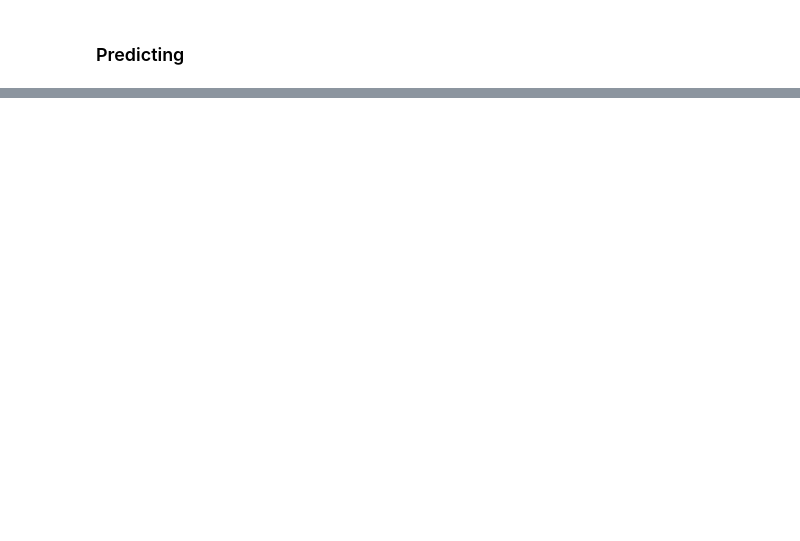
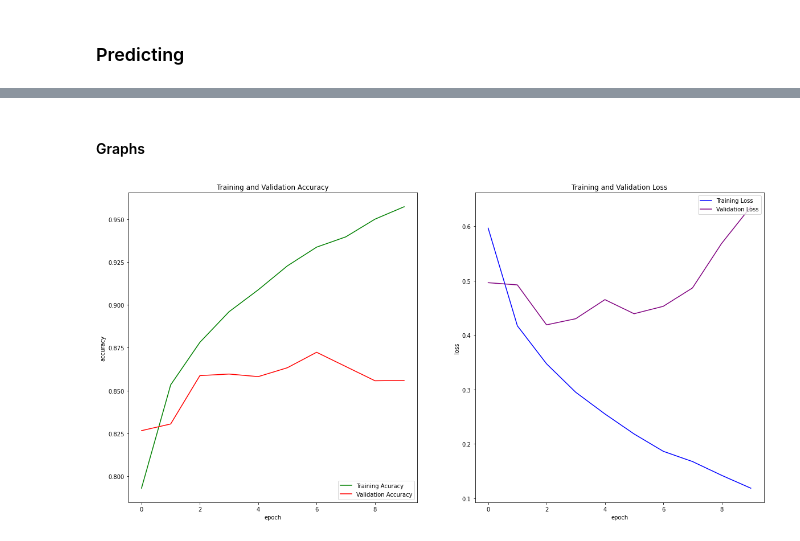
Before and after one commit to koulumang/CSU-CS510, a Jupyter notebook: CIFAR-10-100/Part-3-ResNet-Cifar-10.ipynb, the cells around one changed output, grey strips where cells are left out. Saved outputs shown, nothing was run; the diff lists cells and outputs as text; code cells hidden in the pictures; blank space fills up the shorter version.

```diff
--- a/CIFAR-10-100/Part-3-ResNet-Cifar-10.ipynb
+++ b/CIFAR-10-100/Part-3-ResNet-Cifar-10.ipynb
@@ -74,24 +80,23 @@ print(test_labels.shape)
 
   ### Pretrained Model
 # %%
-# model = ResNet50(weights='imagenet')
 
 model = tf.keras.models.Sequential()
+# model.add(tf.keras.layers.UpSampling2D(size=(7, 7),interpolation='bilinear'))
 
 model.add(tf.keras.applications.ResNet50(
     include_top=False,
     weights="imagenet",
     input_shape=(32,32,3),
     pooling='avg',
-    classes=100
+    classes=10
     ))
 for layer in model.layers:
         layer.trainable=False
-model.add(tf.keras.layers.Flatten())
-model.add(tf.keras.layers.Dense(512, activation='relu'))
-model.add(tf.keras.layers.Dense(512, activation='relu'))
-model.add(tf.keras.layers.Dense(512, activation='relu'))
 
-model.add(tf.keras.layers.Dense(10, activation='Softmax'))
+model.add(tf.keras.layers.Dropout(.25))
+model.add(tf.keras.layers.Dense(256, activation='relu'))
+model.add(tf.keras.layers.BatchNormalization())
+model.add(tf.keras.layers.Dense(10, activation='softmax'))
 
-model.summary()
+# model.summary()
@@ -117,8 +104,8 @@ _________________________________________________________________
 loss = tf.keras.losses.SparseCategoricalCrossentropy(from_logits=False)
 optim = tf.keras.optimizers.Adam(learning_rate=0.001)
 metrics = ['accuracy']
-epochs=20
+epochs=10
 batchSize=64
 
 model.compile(loss=loss,optimizer=optim,metrics=metrics)
-model.fit(train_images,train_labels,batch_size=batchSize,epochs=epochs)
+result=model.fit(train_images,train_labels,batch_size=batchSize,epochs=epochs,validation_data = (val_images, val_labels))
@@ -193,0 +138,26 @@ Actual Class Name  :  frog
+# %% [markdown]
+#### Graphs
+# %%
+acc = result.history['accuracy']
+val_acc = result.history['val_accuracy']
+loss = result.history['loss']
+val_loss = result.history['val_loss']
+
+plt.figure(figsize=(20, 10))
+plt.subplot(1, 2, 1)
+plt.title("Training and Validation Accuracy")
+plt.plot(acc,color = 'green',label = 'Training Acuracy')
+plt.plot(val_acc,color = 'red',label = 'Validation Accuracy')
+plt.legend(loc='lower right')
+plt.ylabel('accuracy')
+plt.xlabel('epoch')
+plt.subplot(1, 2, 2)
+plt.title('Training and Validation Loss')
+plt.plot(loss,color = 'blue',label = 'Training Loss')
+plt.plot(val_loss,color = 'purple',label = 'Validation Loss')
+plt.ylabel('loss')
+plt.xlabel('epoch')
+plt.legend(loc='upper right')
+plt.show()
+# %% [output]
+[figure, added]
```
Also changed, not shown: parts of 10 cells of this notebook, 2 other files.
